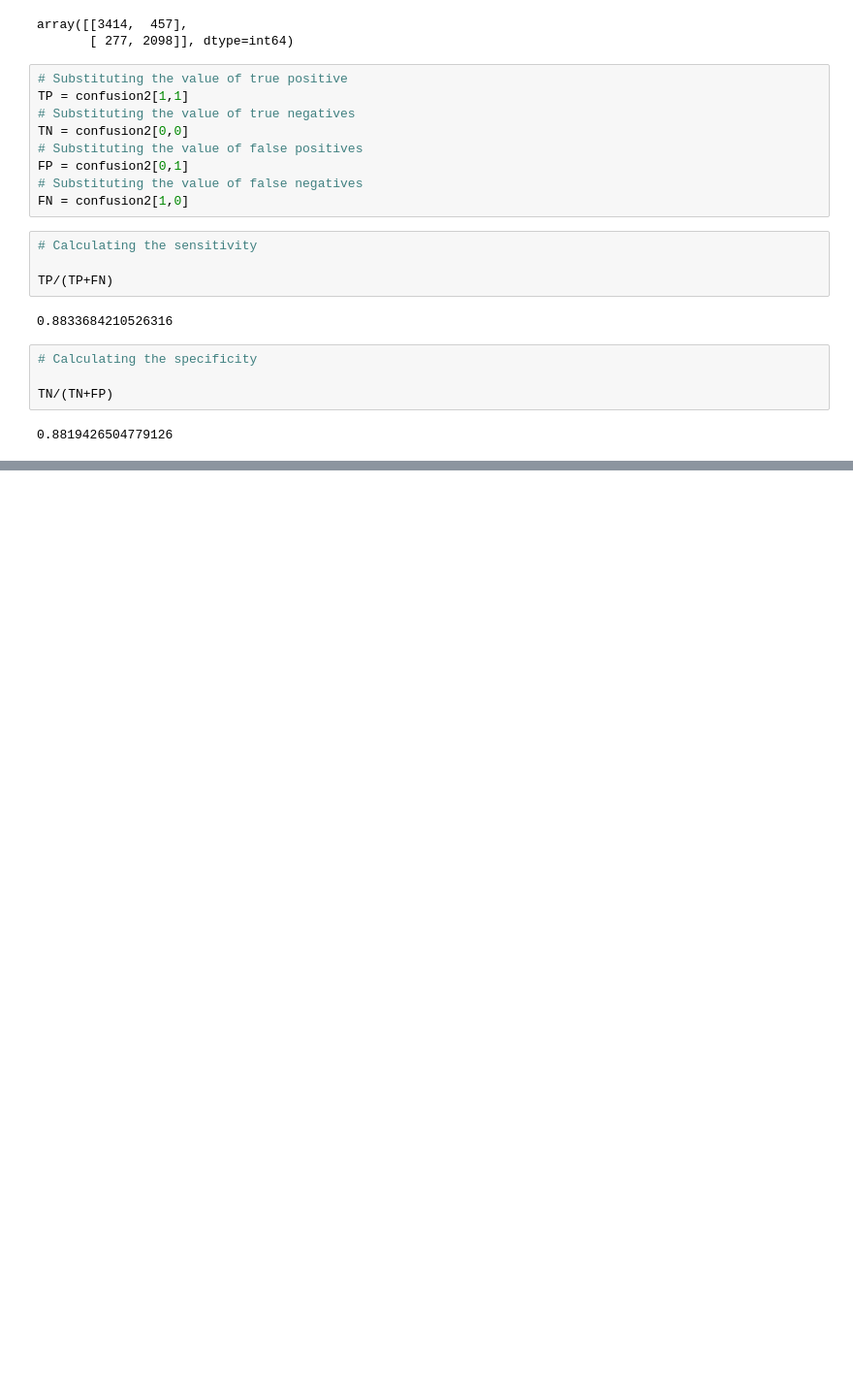
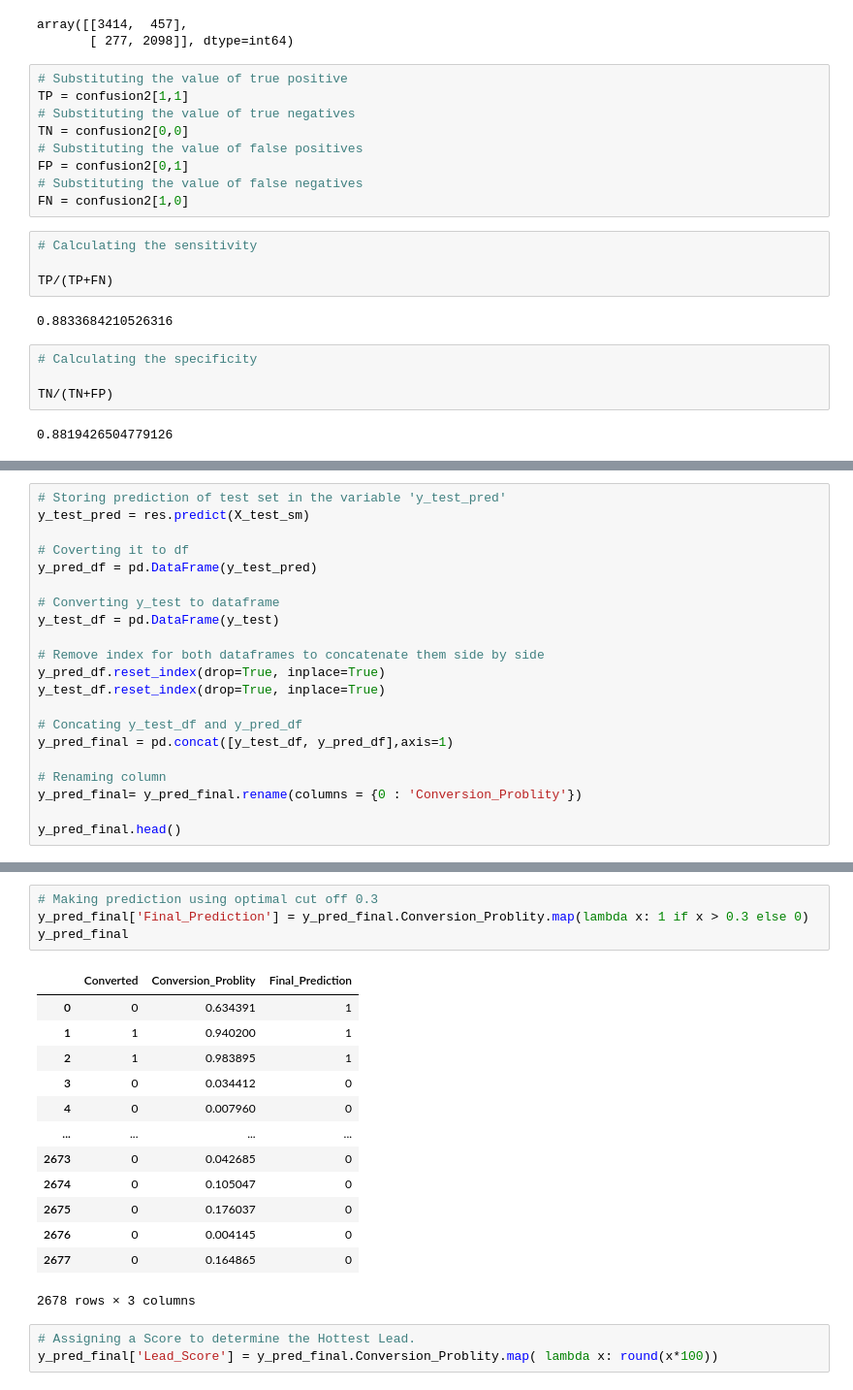
Before and after one commit to SatyugRaj/Lead_Scoring_Case_Study, a Jupyter notebook: LEAD_SCORING_CASE_STUDY.ipynb, the cells around one changed output, grey strips where cells are left out. Shown at 97% size. Drawn from its saved outputs; the diff is of its cells as text; blank space fills up the shorter version.

```diff
--- a/LEAD_SCORING_CASE_STUDY.ipynb
+++ b/LEAD_SCORING_CASE_STUDY.ipynb
@@ -1825,0 +1870,21 @@ TN/(TN+FP)
+# %%
+# Storing prediction of test set in the variable 'y_test_pred'
+y_test_pred = res.predict(X_test_sm)
+
+# Coverting it to df
+y_pred_df = pd.DataFrame(y_test_pred)
+
+# Converting y_test to dataframe
+y_test_df = pd.DataFrame(y_test)
+
+# Remove index for both dataframes to concatenate them side by side
+y_pred_df.reset_index(drop=True, inplace=True)
+y_test_df.reset_index(drop=True, inplace=True)
+
+# Concating y_test_df and y_pred_df
+y_pred_final = pd.concat([y_test_df, y_pred_df],axis=1)
+
+# Renaming column
+y_pred_final= y_pred_final.rename(columns = {0 : 'Conversion_Problity'})
+
+y_pred_final.head()
@@ -1825,0 +1898,21 @@ TN/(TN+FP)
+# %%
+# Making prediction using optimal cut off 0.3
+y_pred_final['Final_Prediction'] = y_pred_final.Conversion_Problity.map(lambda x: 1 if x > 0.3 else 0)
+y_pred_final
+# %% [output]
+|  | Converted | Conversion_Problity | Final_Prediction |
+| 0 | 0 | 0.634391 | 1 |
+| 1 | 1 | 0.940200 | 1 |
+| 2 | 1 | 0.983895 | 1 |
+| 3 | 0 | 0.034412 | 0 |
+| 4 | 0 | 0.007960 | 0 |
+| ... | ... | ... | ... |
+| 2673 | 0 | 0.042685 | 0 |
+| 2674 | 0 | 0.105047 | 0 |
+| 2675 | 0 | 0.176037 | 0 |
+| 2676 | 0 | 0.004145 | 0 |
+| 2677 | 0 | 0.164865 | 0 |
+2678 rows × 3 columns
+# %%
+# Assigning a Score to determine the Hottest Lead.
+y_pred_final['Lead_Score'] = y_pred_final.Conversion_Problity.map( lambda x: round(x*100))
```
Also changed, not shown: parts of 21 cells of this notebook.
